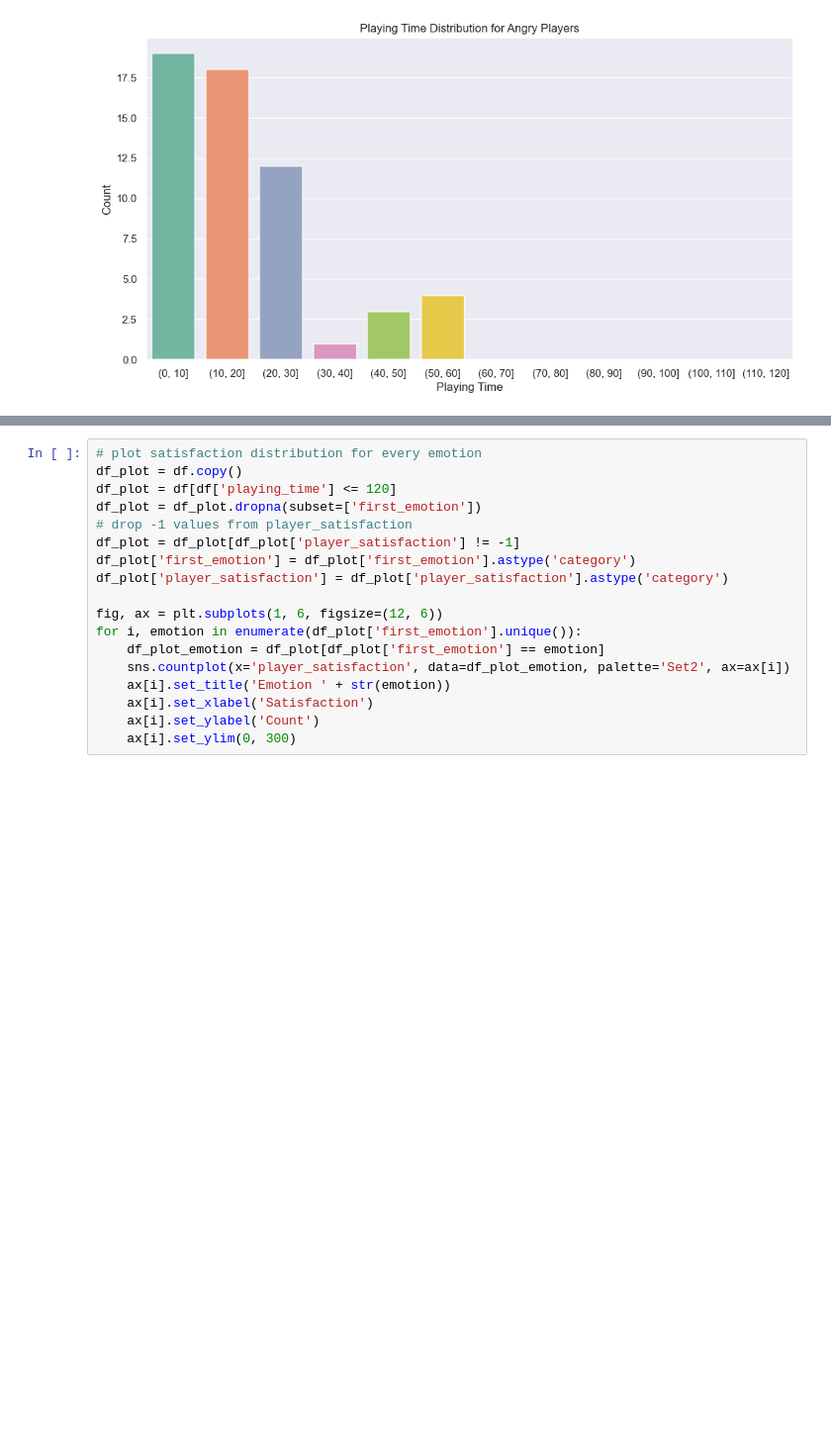
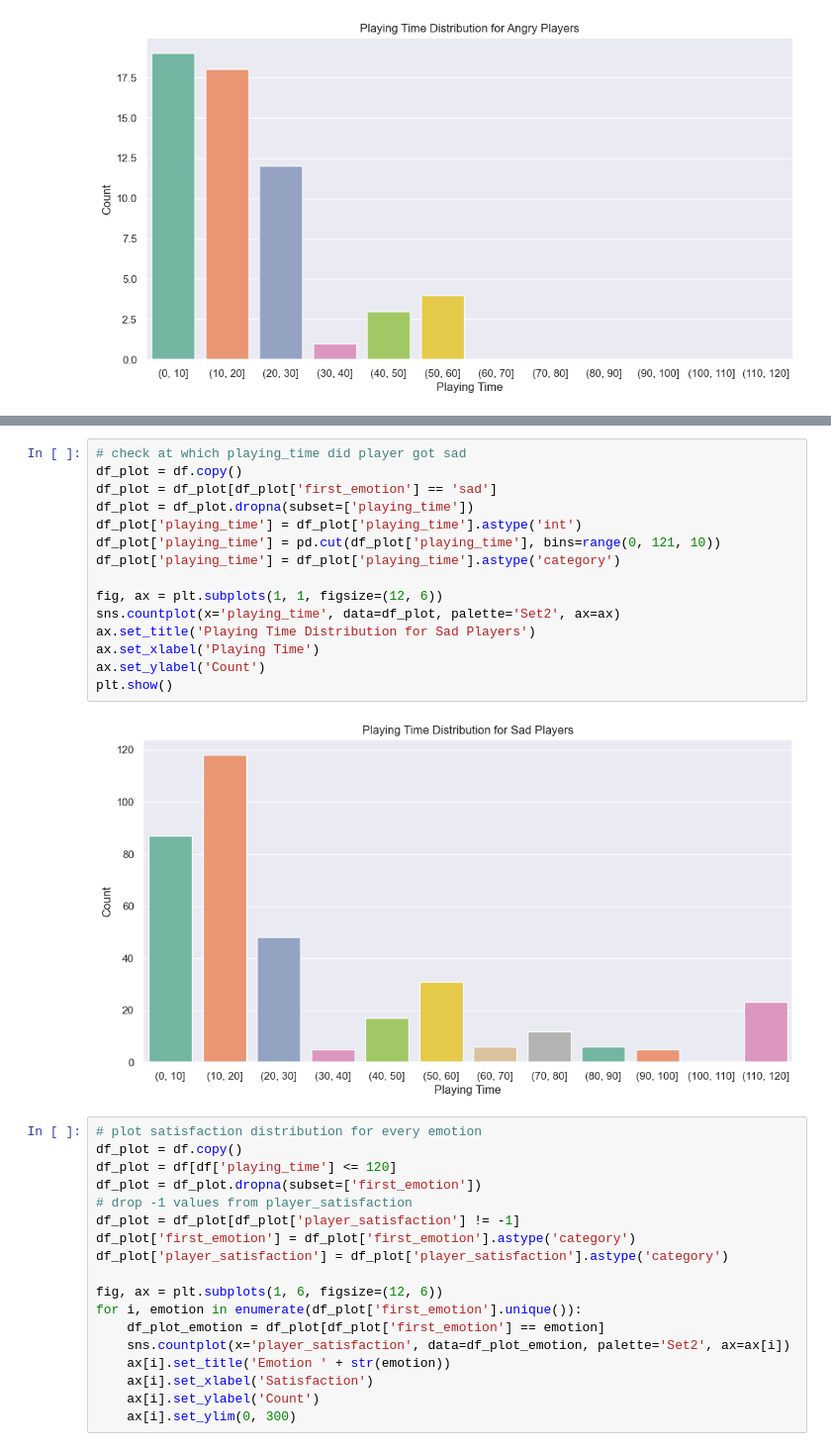
Before and after one commit to KarolinaMaczka/EndlessRunGame, a Jupyter notebook: analyses/emotions_analyse.ipynb, the cells around one changed output, grey strips where cells are left out. Shown at 99% size. Saved outputs shown, nothing was run; the diff lists cells and outputs as text; blank space fills up the shorter version.

```diff
--- a/analyses/emotions_analyse.ipynb
+++ b/analyses/emotions_analyse.ipynb
@@ -216,3 +234,20 @@ plt.show()
+# %%
+# check at which playing_time did player got sad
+df_plot = df.copy()
+df_plot = df_plot[df_plot['first_emotion'] == 'sad']
+df_plot = df_plot.dropna(subset=['playing_time'])
+df_plot['playing_time'] = df_plot['playing_time'].astype('int')
+df_plot['playing_time'] = pd.cut(df_plot['playing_time'], bins=range(0, 121, 10))
+df_plot['playing_time'] = df_plot['playing_time'].astype('category')
+
+fig, ax = plt.subplots(1, 1, figsize=(12, 6))
+sns.countplot(x='playing_time', data=df_plot, palette='Set2', ax=ax)
+ax.set_title('Playing Time Distribution for Sad Players')
+ax.set_xlabel('Playing Time')
+ax.set_ylabel('Count')
+plt.show()
+# %% [output]
+[figure, added]
 # %%
 # plot satisfaction distribution for every emotion
 df_plot = df.copy()
```
Also changed, not shown: parts of 7 cells of this notebook, 2 other files.
